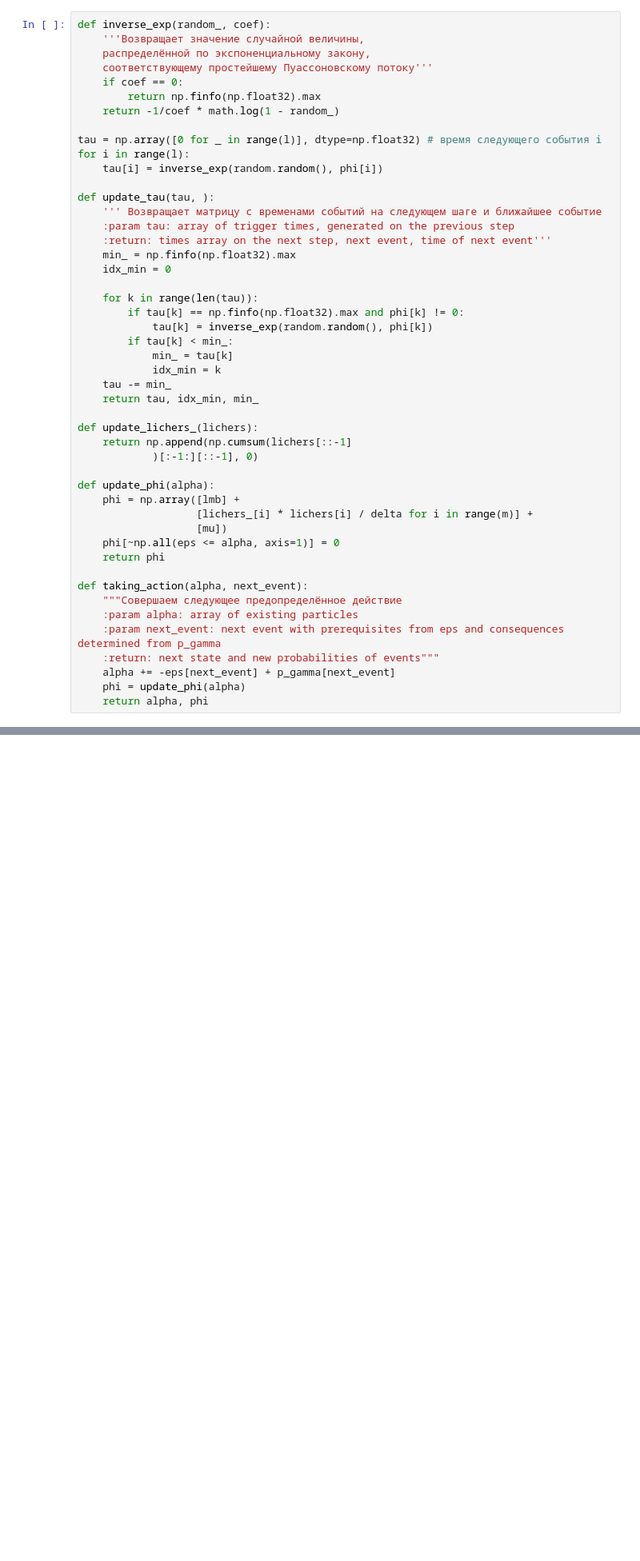
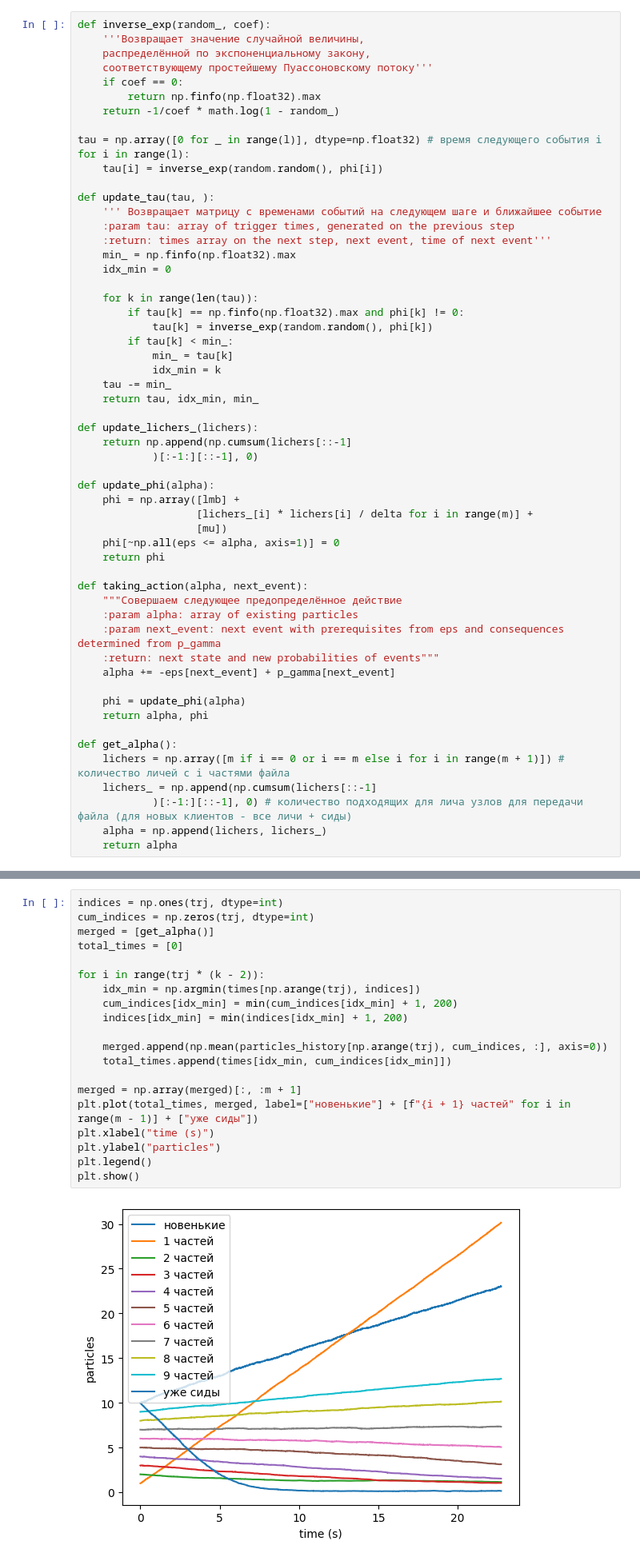
Before and after one commit to romkaimp/kursovaya6, a Jupyter notebook: peering_networks_BitTorrent.ipynb, the cells around one changed output, grey strips where cells are left out. Shown at 80% size. Cells and saved outputs as stored; diff of their text form; blank space fills up the shorter version.

```diff
--- a/peering_networks_BitTorrent.ipynb
+++ b/peering_networks_BitTorrent.ipynb
@@ -72,5 +72,13 @@ def taking_action(alpha, next_event):
     :param next_event: next event with prerequisites from eps and consequences determined from p_gamma
     :return: next state and new probabilities of events"""
     alpha += -eps[next_event] + p_gamma[next_event]
+
     phi = update_phi(alpha)
     return alpha, phi
+
+def get_alpha():
+    lichers = np.array([m if i == 0 or i == m else i for i in range(m + 1)]) # количество личей с i частями файла
+    lichers_ = np.append(np.cumsum(lichers[::-1]
+            )[:-1:][::-1], 0) # количество подходящих для лича узлов для передачи файла (для новых клиентов - все личи + сиды)
+    alpha = np.append(lichers, lichers_)
+    return alpha
@@ -77,3 +147,25 @@ def taking_action(alpha, next_event):
+# %%
+indices = np.ones(trj, dtype=int)
+cum_indices = np.zeros(trj, dtype=int)
+merged = [get_alpha()]
+total_times = [0]
+
+for i in range(trj * (k - 2)):
+    idx_min = np.argmin(times[np.arange(trj), indices])
+    cum_indices[idx_min] = min(cum_indices[idx_min] + 1, 200)
+    indices[idx_min] = min(indices[idx_min] + 1, 200)
+
+    merged.append(np.mean(particles_history[np.arange(trj), cum_indices, :], axis=0))
+    total_times.append(times[idx_min, cum_indices[idx_min]])
+
+merged = np.array(merged)[:, :m + 1]
+plt.plot(total_times, merged, label=["новенькие"] + [f"{i + 1} частей" for i in range(m - 1)] + ["уже сиды"])
+plt.xlabel("time (s)")
+plt.ylabel("particles")
+plt.legend()
+plt.show()
+# %% [output]
+[figure, added]
 # %%
 print(tau)
 print(eps)
```
Also changed, not shown: parts of 5 cells of this notebook.
